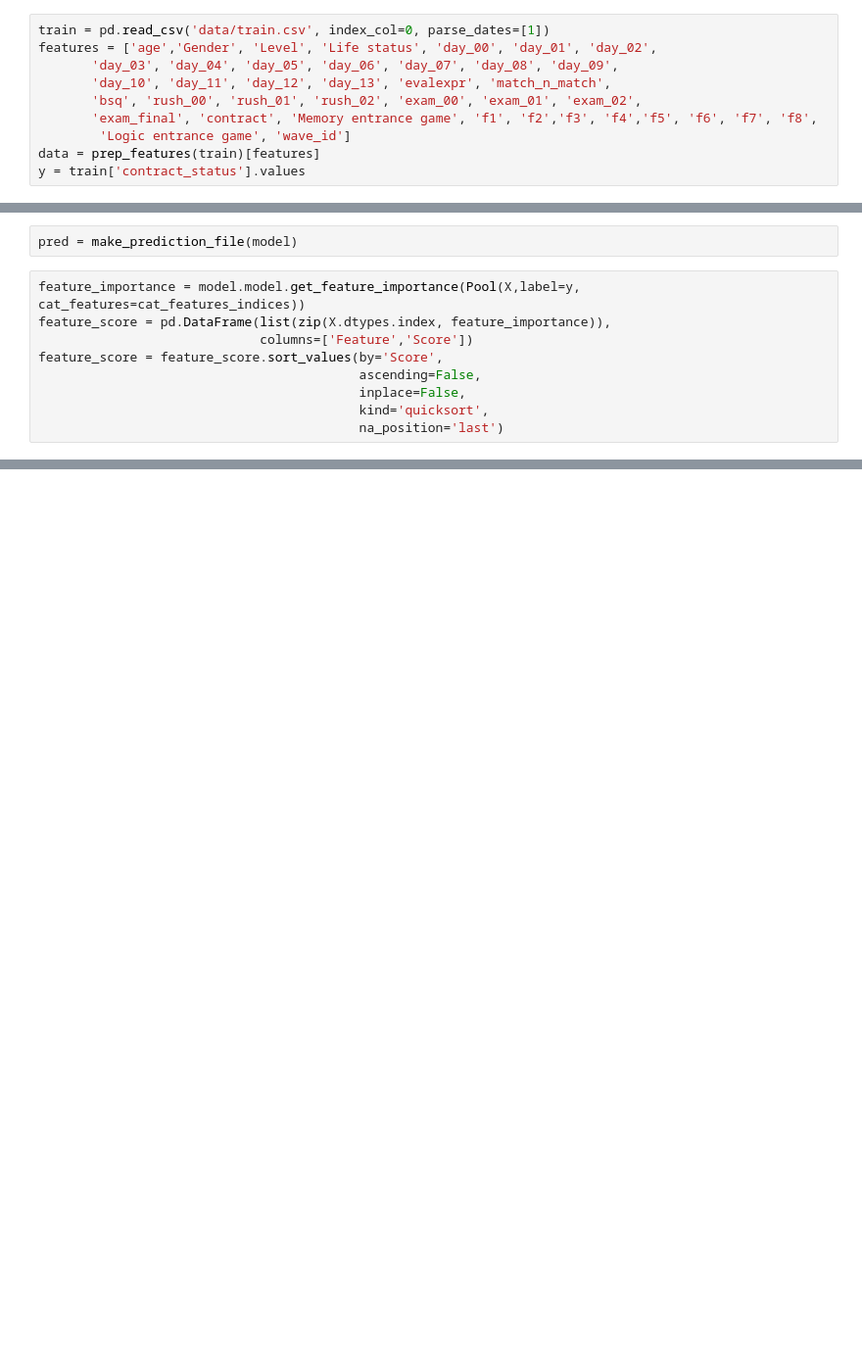
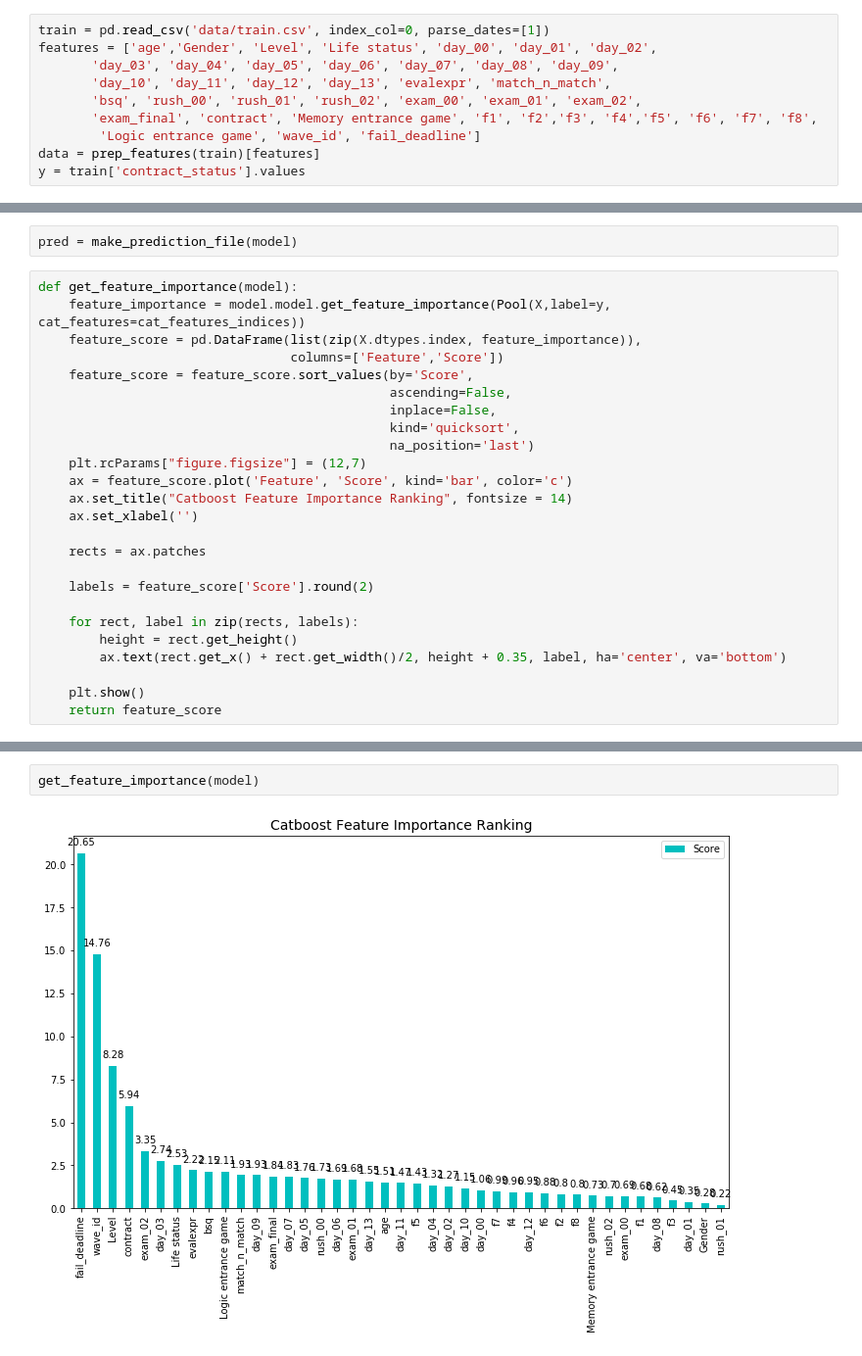
Before and after one commit to valeriyashanti/BackToSchool, a Jupyter notebook: baseline.ipynb, the cells around one changed output, grey strips where cells are left out. Shown at 98% size. Drawn from its saved outputs; the diff is of its cells as text; blank space fills up the shorter version.

Commit message:
added plot fi

```diff
--- a/baseline.ipynb
+++ b/baseline.ipynb
@@ -82,7 +92,7 @@ features = ['age','Gender', 'Level', 'Life status', 'day_00', 'day_01', 'day_02'
        'day_10', 'day_11', 'day_12', 'day_13', 'evalexpr', 'match_n_match',
        'bsq', 'rush_00', 'rush_01', 'rush_02', 'exam_00', 'exam_01', 'exam_02',
        'exam_final', 'contract', 'Memory entrance game', 'f1', 'f2','f3', 'f4','f5', 'f6', 'f7', 'f8',
-        'Logic entrance game', 'wave_id']
+        'Logic entrance game', 'wave_id', 'fail_deadline']
 data = prep_features(train)[features]
 y = train['contract_status'].values
 # %%
@@ -130,11 +140,27 @@ def make_prediction_file(model):
 # %%
 pred = make_prediction_file(model)
 # %%
-feature_importance = model.model.get_feature_importance(Pool(X,label=y, cat_features=cat_features_indices))
-feature_score = pd.DataFrame(list(zip(X.dtypes.index, feature_importance)),
-                             columns=['Feature','Score'])
-feature_score = feature_score.sort_values(by='Score',
-                                          ascending=False,
-                                          inplace=False,
-                                          kind='quicksort',
-                                          na_position='last')
+def get_feature_importance(model):
+    feature_importance = model.model.get_feature_importance(Pool(X,label=y, cat_features=cat_features_indices))
+    feature_score = pd.DataFrame(list(zip(X.dtypes.index, feature_importance)),
+                                 columns=['Feature','Score'])
+    feature_score = feature_score.sort_values(by='Score',
+                                              ascending=False,
+                                              inplace=False,
+                                              kind='quicksort',
+                                              na_position='last')
+    plt.rcParams["figure.figsize"] = (12,7)
+    ax = feature_score.plot('Feature', 'Score', kind='bar', color='c')
+    ax.set_title("Catboost Feature Importance Ranking", fontsize = 14)
+    ax.set_xlabel('')
+
+    rects = ax.patches
+
+    labels = feature_score['Score'].round(2)
+
+    for rect, label in zip(rects, labels):
+        height = rect.get_height()
+        ax.text(rect.get_x() + rect.get_width()/2, height + 0.35, label, ha='center', va='bottom')
+
+    plt.show()
+    return feature_score
@@ -160,0 +167,4 @@ feature_score
+# %%
+get_feature_importance(model)
+# %% [output]
+[figure, added]
```
Also changed, not shown: parts of 4 cells of this notebook.
